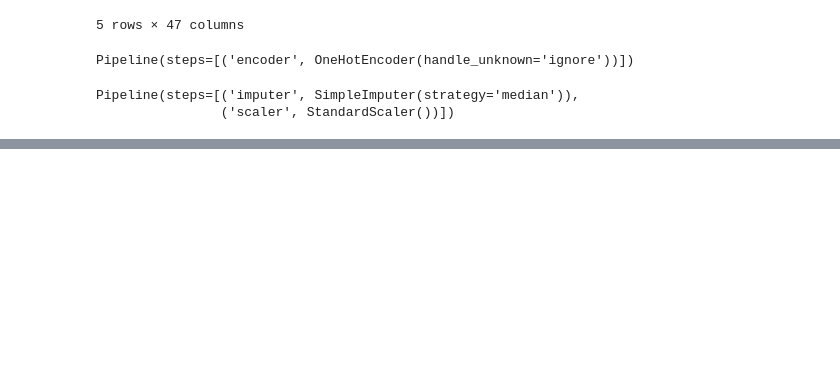
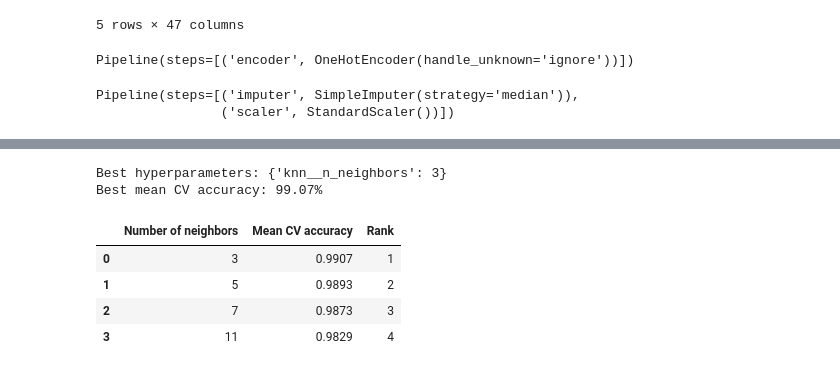
Before and after one commit to Jacob-tech9/machine_learning_mini-project, a Jupyter notebook: notebooks/KNN_model.ipynb, the cells around one changed output, grey strips where cells are left out. Saved outputs shown, nothing was run; the diff lists cells and outputs as text; code cells hidden in the pictures; blank space fills up the shorter version.

Commit message:
Hyperparameter tuning - KNN model

```diff
--- a/notebooks/KNN_model.ipynb
+++ b/notebooks/KNN_model.ipynb
@@ -237,0 +265,46 @@ display(comparison.round(4))
+# %%
+# Tune the number of neighbors with four-fold cross-validation, including our baseline (k=5)
+
+param_grid = {
+    "knn__n_neighbors": [3, 5, 7, 11],
+}
+
+# Compare the KNN pipelines using four-fold cross-validation
+grid_search = GridSearchCV(
+    estimator=model,
+    param_grid=param_grid,
+    scoring="accuracy",
+    cv=4,
+    refit=True,
+)
+# %%
+# Select the best number of neighbors using the training data
+grid_search.fit(X_train_mush, y_train_mush)
+
+print("Best hyperparameters:", grid_search.best_params_)
+print(f"Best mean CV accuracy: {grid_search.best_score_:.2%}")
+# %% [output]
+Best hyperparameters: {'knn__n_neighbors': 3}
+Best mean CV accuracy: 99.07%
+# %%
+# Show the mean validation accuracy for each value of k
+cv_results = pd.DataFrame(grid_search.cv_results_)
+
+display(
+    cv_results[
+        ["param_knn__n_neighbors", "mean_test_score", "rank_test_score"]
+    ]
+    .rename(columns={
+        "param_knn__n_neighbors": "Number of neighbors",
+        "mean_test_score": "Mean CV accuracy",
+        "rank_test_score": "Rank",
+    })
+    .sort_values("Rank")
+    .round(4)
+)
+# %% [output]
+|  | Number of neighbors | Mean CV accuracy | Rank |
+| 0 | 3 | 0.9907 | 1 |
+| 1 | 5 | 0.9893 | 2 |
+| 2 | 7 | 0.9873 | 3 |
+| 3 | 11 | 0.9829 | 4 |
```
Also changed, not shown: parts of 12 cells of this notebook.
